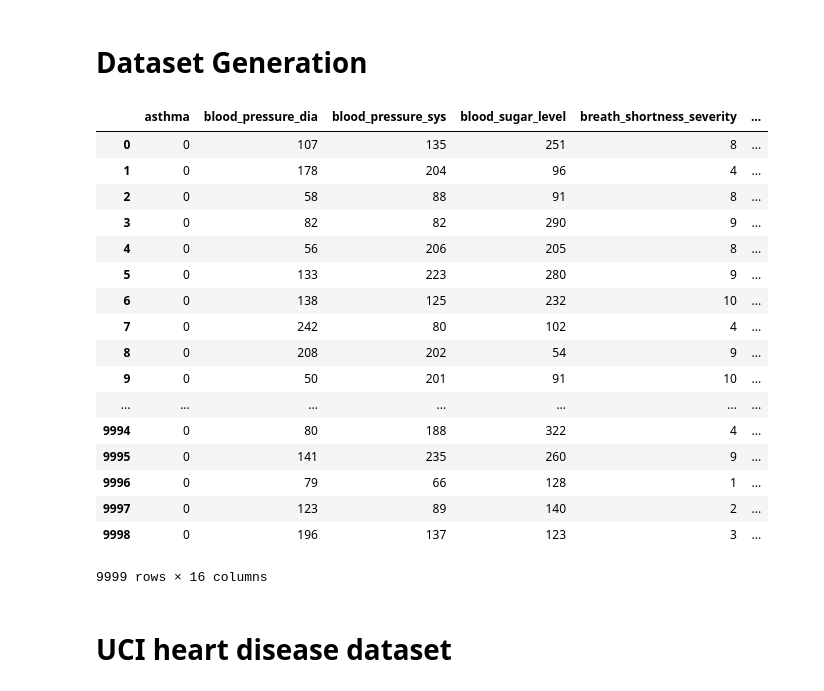
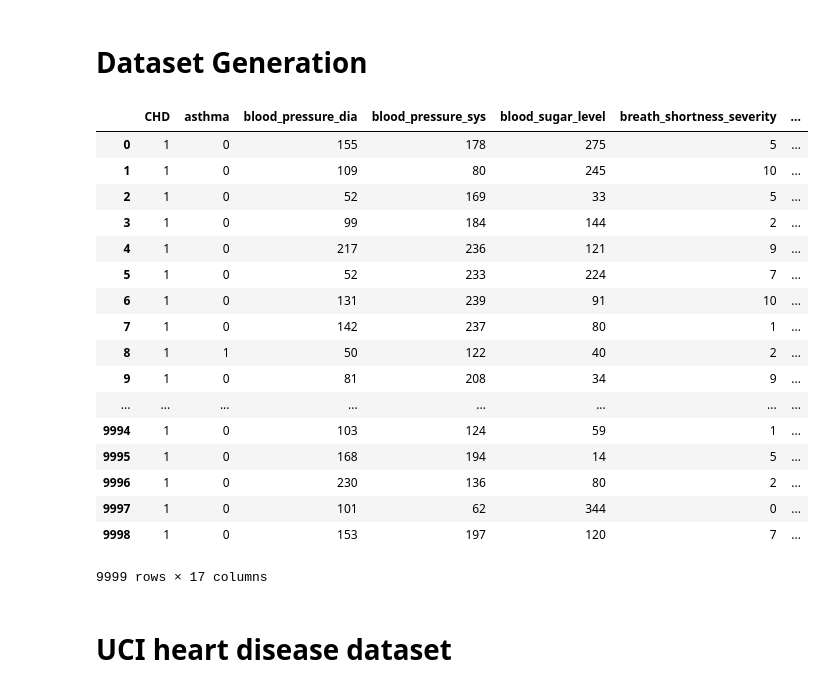
Before and after one commit to abhilashsaj/Wearable-Based-Health-Monitoring-System, a Jupyter notebook: Dataset Generation.ipynb, the cells around one changed output. Cells and saved outputs as stored; diff of their text form; code cells hidden in the pictures.

```diff
--- a/Dataset Generation.ipynb
+++ b/Dataset Generation.ipynb
@@ -134,63 +168,68 @@ for i in range(1,10000):
     if data[0]['post_meal'] == True:
 
         if data[0]['blood_sugar_level'] <= 140:
-            data[0]['diabetes'] = int(0)
+            data[0]['diabetes'] = 0
         elif data[0]['blood_sugar_level'] > 140 and data[0]['blood_sugar_level'] <= 199:
-            data[0]['diabetes'] = int(1)
+            data[0]['diabetes'] = 1
         else:
-            data[0]['diabetes'] = int(2)
+            data[0]['diabetes'] = 2
 
     if data[0]['post_meal'] == False:
         if data[0]['blood_sugar_level'] <= 100:
-            data[0]['diabetes'] = int(0)
+            data[0]['diabetes'] = 0
         elif data[0]['blood_sugar_level'] > 100 and data[0]['blood_sugar_level'] <= 125:
-            data[0]['diabetes'] = (1)
+            data[0]['diabetes'] = 1
         else:
-            data[0]['diabetes'] = (2)
+            data[0]['diabetes'] = 2
 
     # labeling for bronchiectasis
     if data[0]['breaths_per_minute'] < 12 or data[0]['breaths_per_minute'] > 16 and data[0]['breath_shortness_severity'] > 6 and data[0]['cough_frequency'] > 6 and data[0]['cough_severity'] > 6:
         data[0]['bronchiectasis'] = 1
     else:
         data[0]['bronchiectasis'] = 0
 
 
     #   labeling for hypoxemia
     if data[0]['oxygen_saturation'] < 96 :
         data[0]['hypoxemia'] = 1
     else:
         data[0]['hypoxemia'] = 0
 
     # labeling for asthma
     if data[0]['oxygen_saturation'] < 96 and data[0]['oxygen_saturation'] > 91 and data[0]['heart_rate'] >= 100 and data[0]['heart_rate'] <=125 and data[0]['breaths_per_minute'] >= 20 and data[0]['breaths_per_minute'] <= 30:
         data[0]['asthma'] = 1
     else:
         data[0]['asthma'] = 0
 
+    if data[0]['blood_pressure_sys'] <140 and data[0]['blood_pressure_dia'] < 90 and data[0]['cholestorol'] < 240 and data[0]['heart_rate'] < 100:
+        data[0]['CHD'] = 0
+    else:
+        data[0]['CHD'] = 1
+
     df = df.append(data)
 
 
 df = df.reset_index(drop=True)
 df
 # %% [output]
-|  | asthma | blood_pressure_dia | blood_pressure_sys | blood_sugar_level | breath_shortness_severity | ... |
-| 0 | 0 | 107 | 135 | 251 | 8 | ... |
-| 1 | 0 | 178 | 204 | 96 | 4 | ... |
-| 2 | 0 | 58 | 88 | 91 | 8 | ... |
-| 3 | 0 | 82 | 82 | 290 | 9 | ... |
-| 4 | 0 | 56 | 206 | 205 | 8 | ... |
-| 5 | 0 | 133 | 223 | 280 | 9 | ... |
-| 6 | 0 | 138 | 125 | 232 | 10 | ... |
-| 7 | 0 | 242 | 80 | 102 | 4 | ... |
-| 8 | 0 | 208 | 202 | 54 | 9 | ... |
-| 9 | 0 | 50 | 201 | 91 | 10 | ... |
-| ... | ... | ... | ... | ... | ... | ... |
-| 9994 | 0 | 80 | 188 | 322 | 4 | ... |
-| 9995 | 0 | 141 | 235 | 260 | 9 | ... |
-| 9996 | 0 | 79 | 66 | 128 | 1 | ... |
-| 9997 | 0 | 123 | 89 | 140 | 2 | ... |
-| 9998 | 0 | 196 | 137 | 123 | 3 | ... |
+|  | CHD | asthma | blood_pressure_dia | blood_pressure_sys | blood_sugar_level | breath_shortness_severity | ... |
+| 0 | 1 | 0 | 155 | 178 | 275 | 5 | ... |
+| 1 | 1 | 0 | 109 | 80 | 245 | 10 | ... |
+| 2 | 1 | 0 | 52 | 169 | 33 | 5 | ... |
+| 3 | 1 | 0 | 99 | 184 | 144 | 2 | ... |
+| 4 | 1 | 0 | 217 | 236 | 121 | 9 | ... |
+| 5 | 1 | 0 | 52 | 233 | 224 | 7 | ... |
+| 6 | 1 | 0 | 131 | 239 | 91 | 10 | ... |
+| 7 | 1 | 0 | 142 | 237 | 80 | 1 | ... |
+| 8 | 1 | 1 | 50 | 122 | 40 | 2 | ... |
+| 9 | 1 | 0 | 81 | 208 | 34 | 9 | ... |
+| ... | ... | ... | ... | ... | ... | ... | ... |
+| 9994 | 1 | 0 | 103 | 124 | 59 | 1 | ... |
+| 9995 | 1 | 0 | 168 | 194 | 14 | 5 | ... |
+| 9996 | 1 | 0 | 230 | 136 | 80 | 2 | ... |
+| 9997 | 1 | 0 | 101 | 62 | 344 | 0 | ... |
+| 9998 | 1 | 0 | 153 | 197 | 120 | 7 | ... |
-9999 rows × 16 columns
+9999 rows × 17 columns
 # %%
 df.to_csv("dataset.csv")
 # %% [markdown]
```
Also changed, not shown: parts of 1 cell of this notebook, 2 other files.
